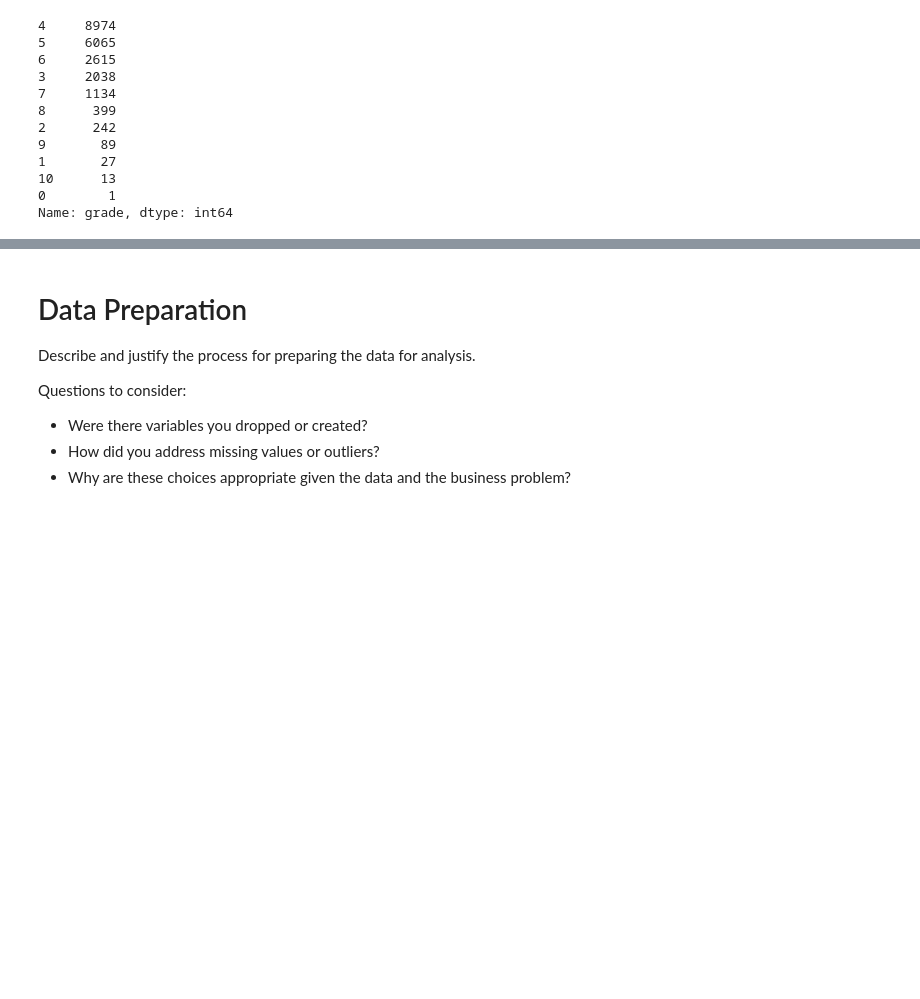
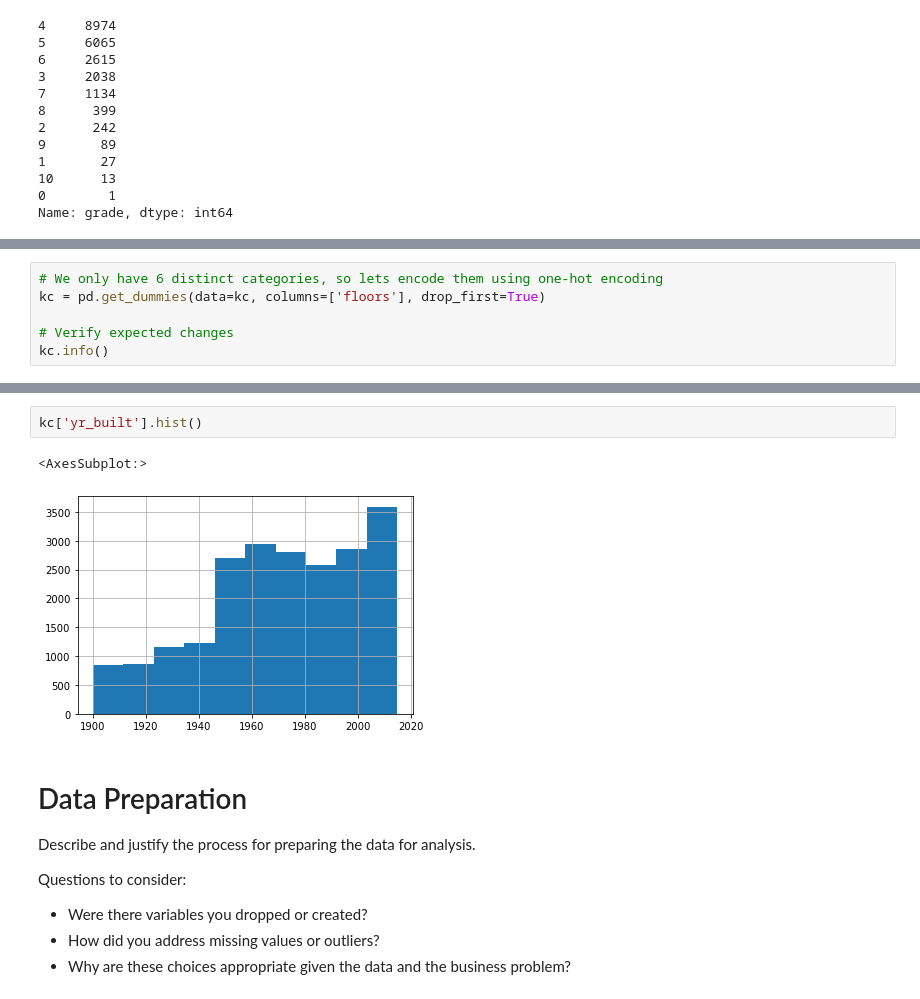
Before and after one commit to Jyve00/King-County-Housing-, a Jupyter notebook: notebooks/Matthew/Final_Notebook.ipynb, the cells around one changed output, grey strips where cells are left out. Saved outputs shown, nothing was run; the diff lists cells and outputs as text; blank space fills up the shorter version.

```diff
--- a/notebooks/Matthew/Final_Notebook.ipynb
+++ b/notebooks/Matthew/Final_Notebook.ipynb
@@ -83,0 +264,6 @@ Name: grade, dtype: int64
+# %%
+# We only have 6 distinct categories, so lets encode them using one-hot encoding
+kc = pd.get_dummies(data=kc, columns=['floors'], drop_first=True)
+
+# Verify expected changes
+kc.info()
@@ -84,3 +306,8 @@ Name: grade, dtype: int64
+# %%
+kc['yr_built'].hist()
+# %% [output]
+<AxesSubplot:>
+[figure, added]
 # %% [markdown]
 # Data Preparation
 
```
Also changed, not shown: parts of 25 cells of this notebook.
